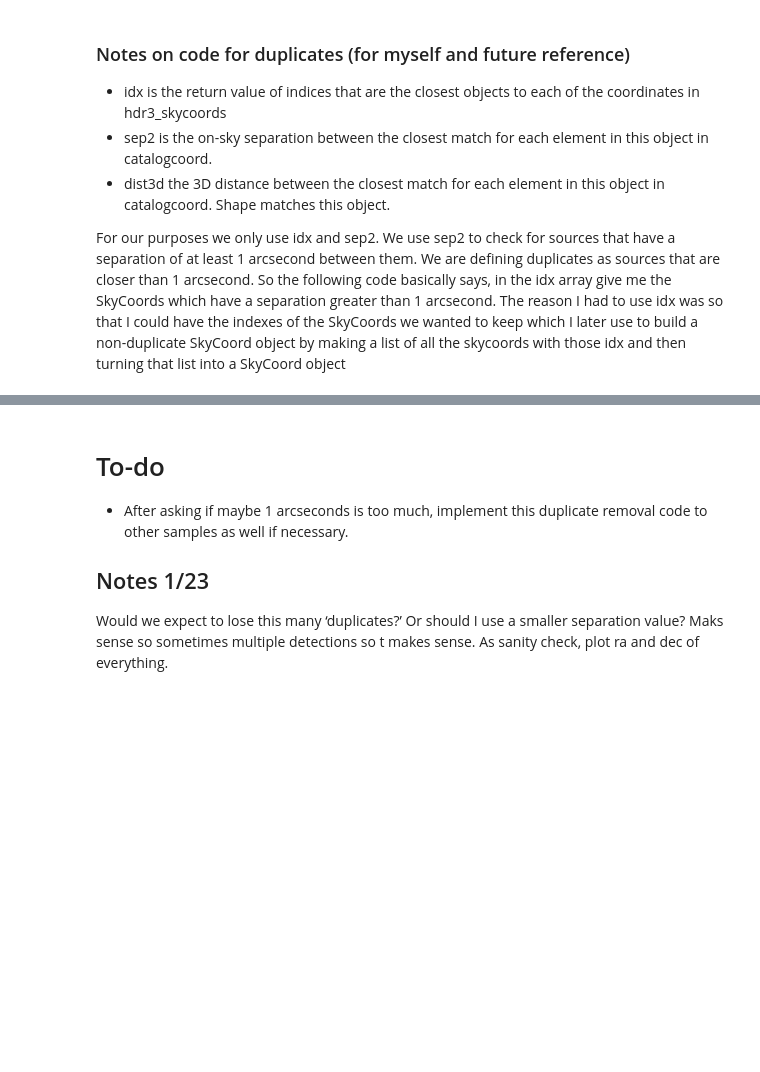
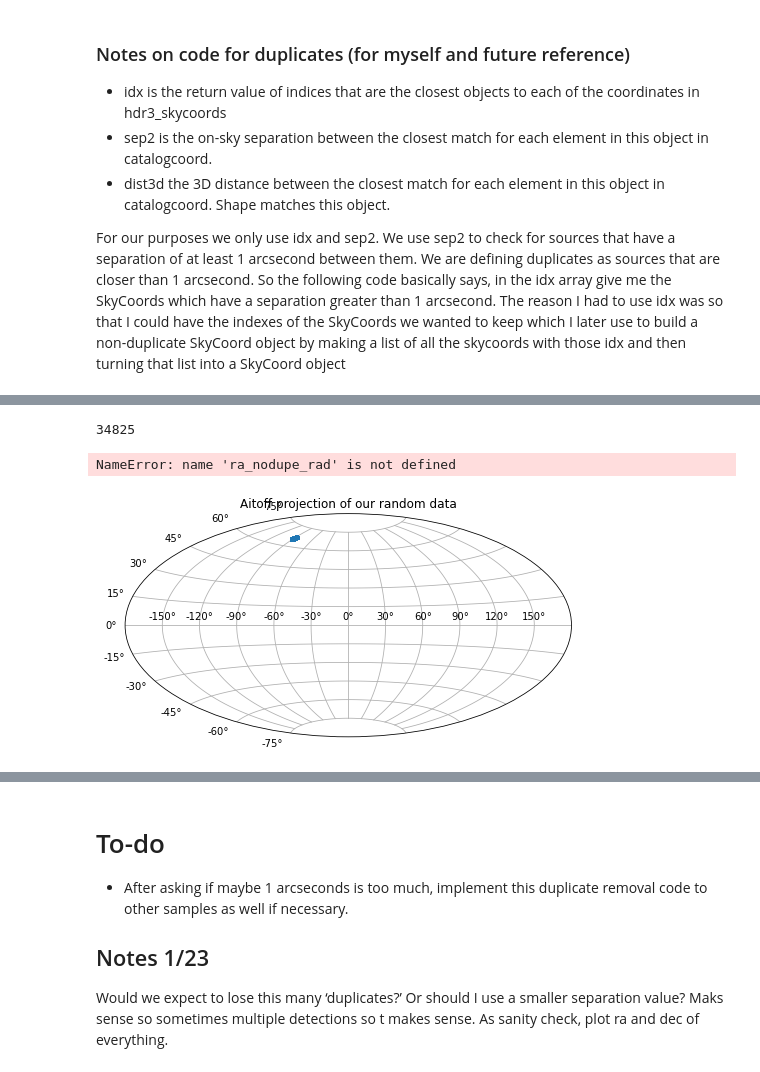
Before and after one commit to nickdavila/LAE-ML-Classification, a Jupyter notebook: Modified_ValentinaAutoEnc.ipynb, the cells around one changed output, grey strips where cells are left out. Drawn from its saved outputs; the diff is of its cells as text; code cells hidden in the pictures; blank space fills up the shorter version.

```diff
--- a/Modified_ValentinaAutoEnc.ipynb
+++ b/Modified_ValentinaAutoEnc.ipynb
@@ -145,0 +193,21 @@ hdr3_no_duplicates_SkyCoord.size
+# %%
+ra_rad = hdr3_skycoords.ra.wrap_at(180 * u.deg).radian
+dec_rad = hdr3_skycoords.dec.radian
+# %%
+ra_rad.size
+# %% [output]
+34825
+# %%
+ra_nodupe_rad.size
+# %% [output]
+NameError: name 'ra_nodupe_rad' is not defined
+# %%
+plt.figure(figsize=(8,4.2))
+plt.subplot(111, projection="aitoff")
+plt.title("Aitoff projection of our random data")
+plt.grid(True)
+plt.plot(ra_rad, dec_rad, 'o', markersize=2, alpha=0.3)
+plt.subplots_adjust(top=0.95,bottom=0.0)
+plt.show()
+# %% [output]
+[figure, added]
```
Also changed, not shown: parts of 17 cells of this notebook.
